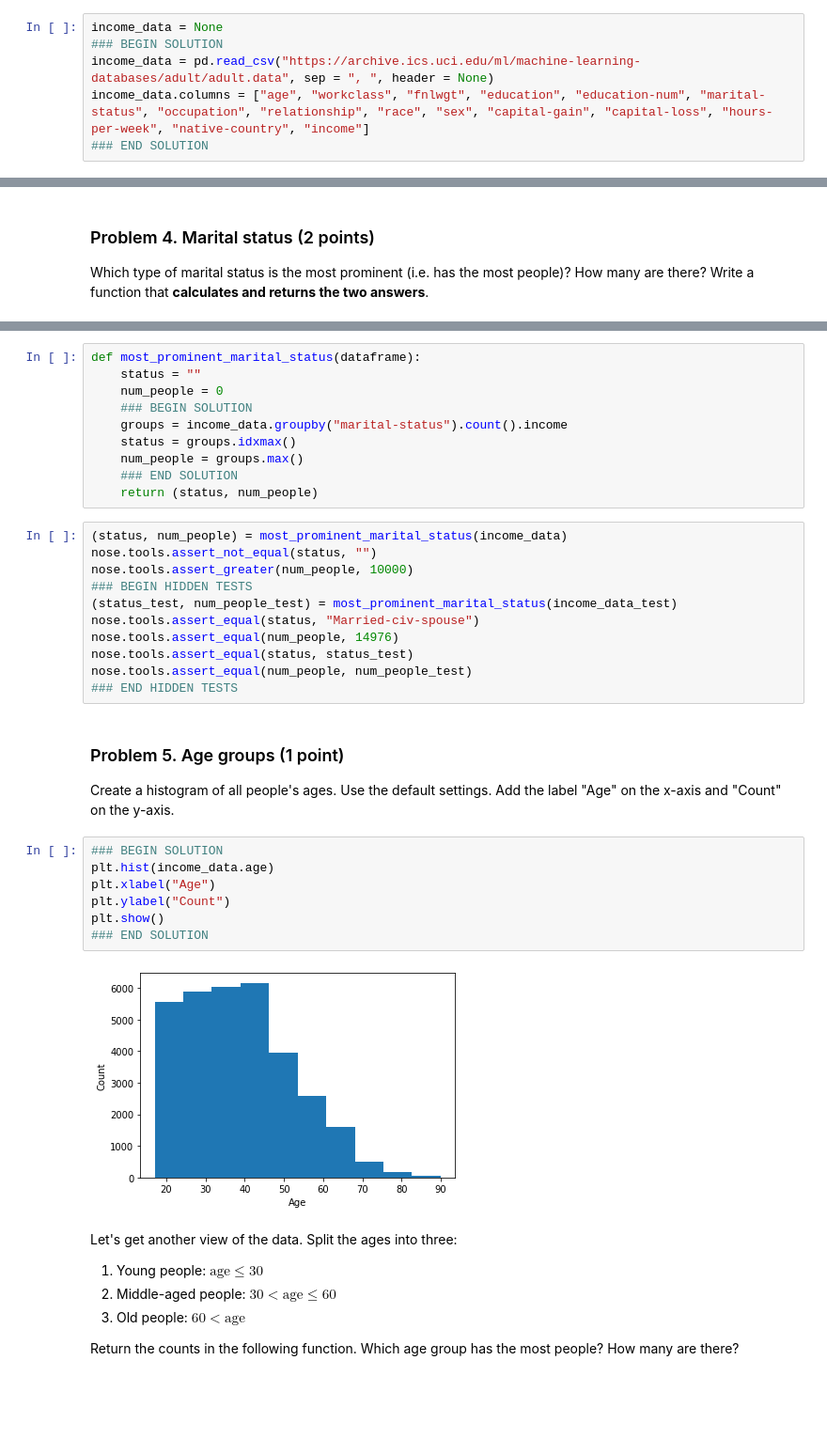
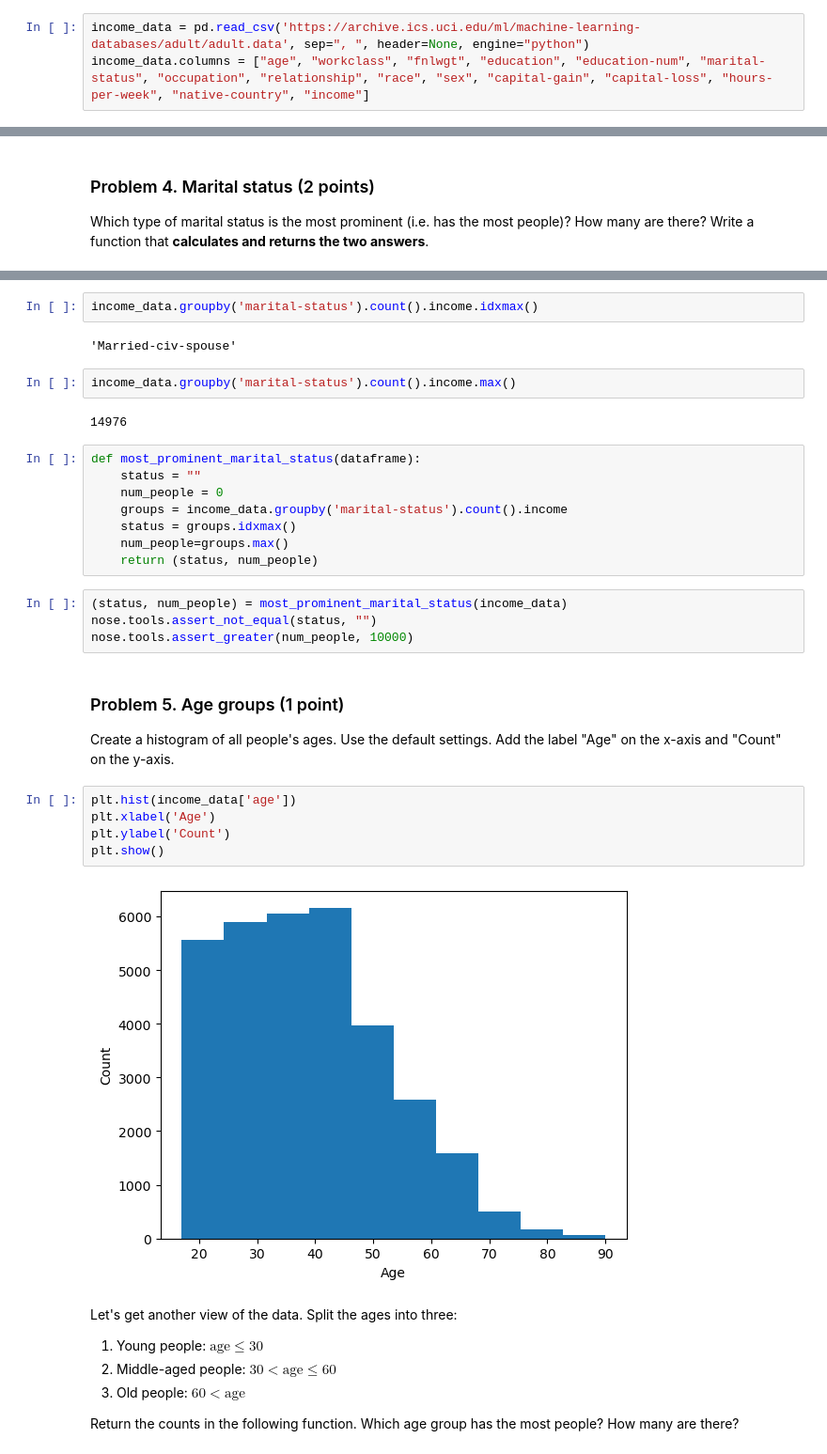
Before and after one commit to stilyan91/Data-Science-Softuni, a Jupyter notebook: 03.Data-Visualization-Explotary-Data-Analisys/Data Visualization and EDA Lab.ipynb, the cells around one changed output, grey strips where cells are left out. Shown: that part at 94% size. Cells and saved outputs as stored; diff of their text form; blank space fills up the shorter version.

```diff
--- a/03.Data-Visualization-Explotary-Data-Analisys/Data Visualization and EDA Lab.ipynb
+++ b/03.Data-Visualization-Explotary-Data-Analisys/Data Visualization and EDA Lab.ipynb
@@ -18,8 +18,5 @@ Get acquainted with the information file well before starting work.
 
 You don't need to clean the dataset.
 # %%
-income_data = None
-### BEGIN SOLUTION
-income_data = pd.read_csv("https://archive.ics.uci.edu/ml/machine-learning-databases/adult/adult.data", sep = ", ", header = None)
+income_data = pd.read_csv('https://archive.ics.uci.edu/ml/machine-learning-databases/adult/adult.data', sep=", ", header=None, engine="python")
 income_data.columns = ["age", "workclass", "fnlwgt", "education", "education-num", "marital-status", "occupation", "relationship", "race", "sex", "capital-gain", "capital-loss", "hours-per-week", "native-country", "income"]
-### END SOLUTION
@@ -85,36 +115,33 @@ Which type of marital status is the most prominent (i.e. has the most people)? H
+# %%
+income_data.groupby('marital-status').count().income.idxmax()
+# %% [output]
+'Married-civ-spouse'
+# %%
+income_data.groupby('marital-status').count().income.max()
+# %% [output]
+14976
 # %%
 def most_prominent_marital_status(dataframe):
     status = ""
     num_people = 0
-    ### BEGIN SOLUTION
-    groups = income_data.groupby("marital-status").count().income
+    groups = income_data.groupby('marital-status').count().income
     status = groups.idxmax()
-    num_people = groups.max()
-    ### END SOLUTION
+    num_people=groups.max()
     return (status, num_people)
 # %%
 (status, num_people) = most_prominent_marital_status(income_data)
 nose.tools.assert_not_equal(status, "")
 nose.tools.assert_greater(num_people, 10000)
-### BEGIN HIDDEN TESTS
-(status_test, num_people_test) = most_prominent_marital_status(income_data_test)
-nose.tools.assert_equal(status, "Married-civ-spouse")
-nose.tools.assert_equal(num_people, 14976)
-nose.tools.assert_equal(status, status_test)
-nose.tools.assert_equal(num_people, num_people_test)
-### END HIDDEN TESTS
 # %% [markdown]
 ### Problem 5. Age groups (1 point)
 Create a histogram of all people's ages. Use the default settings. Add the label "Age" on the x-axis and "Count" on the y-axis.
 # %%
-### BEGIN SOLUTION
-plt.hist(income_data.age)
-plt.xlabel("Age")
-plt.ylabel("Count")
+plt.hist(income_data['age'])
+plt.xlabel('Age')
+plt.ylabel('Count')
 plt.show()
-### END SOLUTION
 # %% [output]
-[figure, old version]
+[figure, new version]
 # %% [markdown]
 Let's get another view of the data. Split the ages into three:
 1. Young people: $\text{age} \le 30$
```
Also changed, not shown: parts of 25 cells of this notebook.
